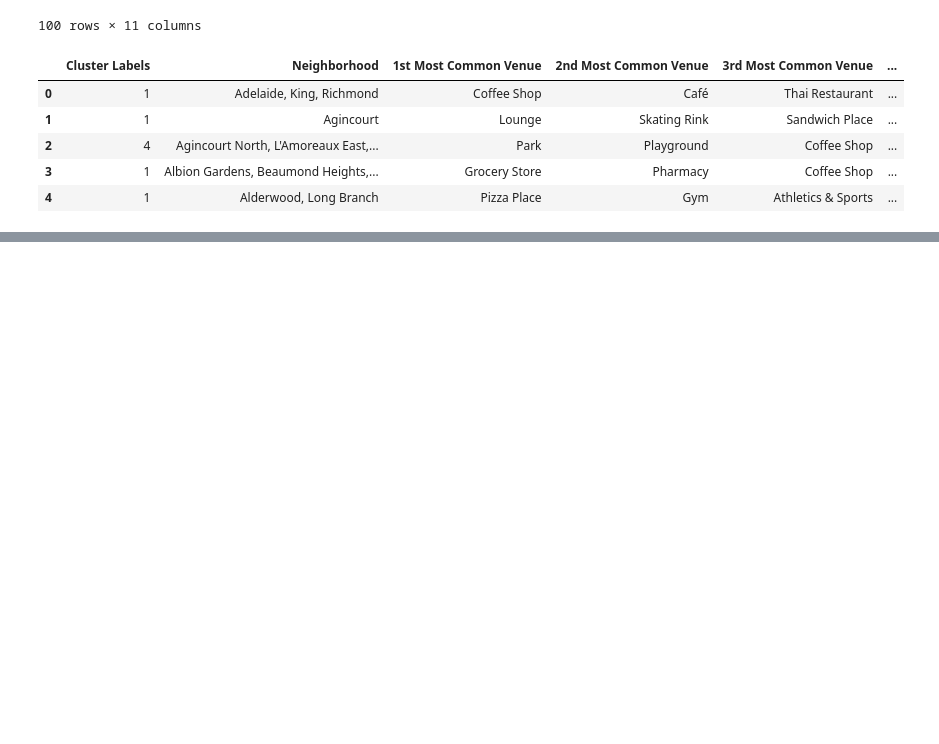
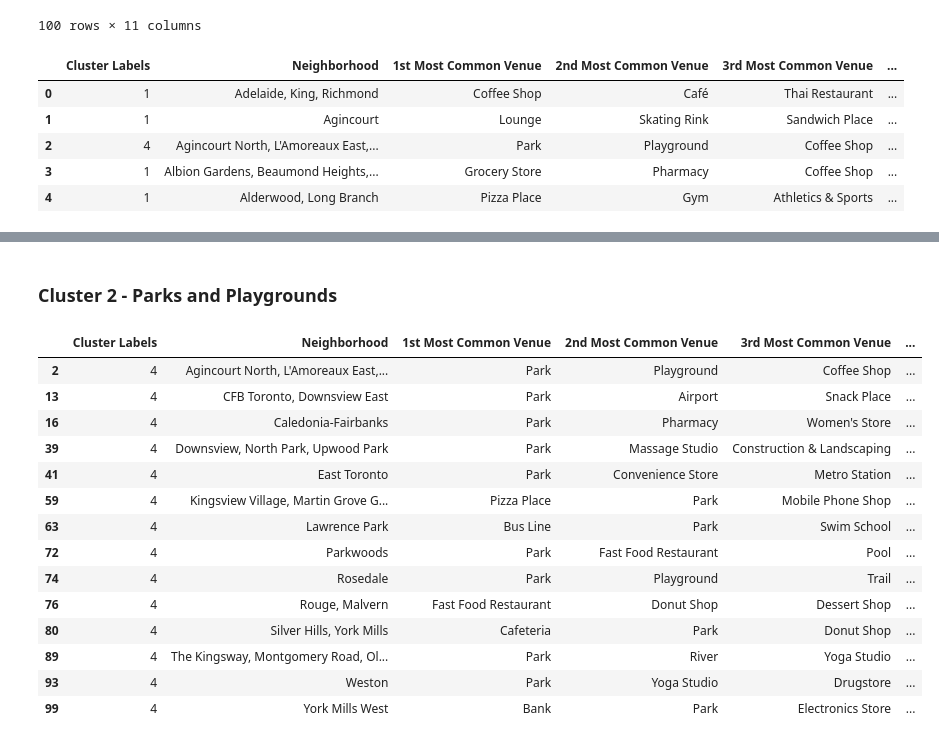
Before and after one commit to ankit5294/Coursera_Capstone, a Jupyter notebook: Clustering Neighborhoods in Toronto.ipynb, the cells around one changed output, grey strips where cells are left out. Cells and saved outputs as stored; diff of their text form; code cells hidden in the pictures; blank space fills up the shorter version.

```diff
--- a/Clustering Neighborhoods in Toronto.ipynb
+++ b/Clustering Neighborhoods in Toronto.ipynb
@@ -382,0 +408,20 @@ map_clusters
+# %% [markdown]
+<H3> Cluster 2 - Parks and Playgrounds
+# %%
+toronto_merged.loc[toronto_merged['Cluster Labels'] == 4, :]
+# %% [output]
+|  | Cluster Labels | Neighborhood | 1st Most Common Venue | 2nd Most Common Venue | 3rd Most Common Venue | ... |
+| 2 | 4 | Agincourt North, L'Amoreaux East,... | Park | Playground | Coffee Shop | ... |
+| 13 | 4 | CFB Toronto, Downsview East | Park | Airport | Snack Place | ... |
+| 16 | 4 | Caledonia-Fairbanks | Park | Pharmacy | Women's Store | ... |
+| 39 | 4 | Downsview, North Park, Upwood Park | Park | Massage Studio | Construction & Landscaping | ... |
+| 41 | 4 | East Toronto | Park | Convenience Store | Metro Station | ... |
+| 59 | 4 | Kingsview Village, Martin Grove G... | Pizza Place | Park | Mobile Phone Shop | ... |
+| 63 | 4 | Lawrence Park | Bus Line | Park | Swim School | ... |
+| 72 | 4 | Parkwoods | Park | Fast Food Restaurant | Pool | ... |
+| 74 | 4 | Rosedale | Park | Playground | Trail | ... |
+| 76 | 4 | Rouge, Malvern | Fast Food Restaurant | Donut Shop | Dessert Shop | ... |
+| 80 | 4 | Silver Hills, York Mills | Cafeteria | Park | Donut Shop | ... |
+| 89 | 4 | The Kingsway, Montgomery Road, Ol... | Park | River | Yoga Studio | ... |
+| 93 | 4 | Weston | Park | Yoga Studio | Drugstore | ... |
+| 99 | 4 | York Mills West | Bank | Park | Electronics Store | ... |
```
Also changed, not shown: parts of 3 cells of this notebook.
